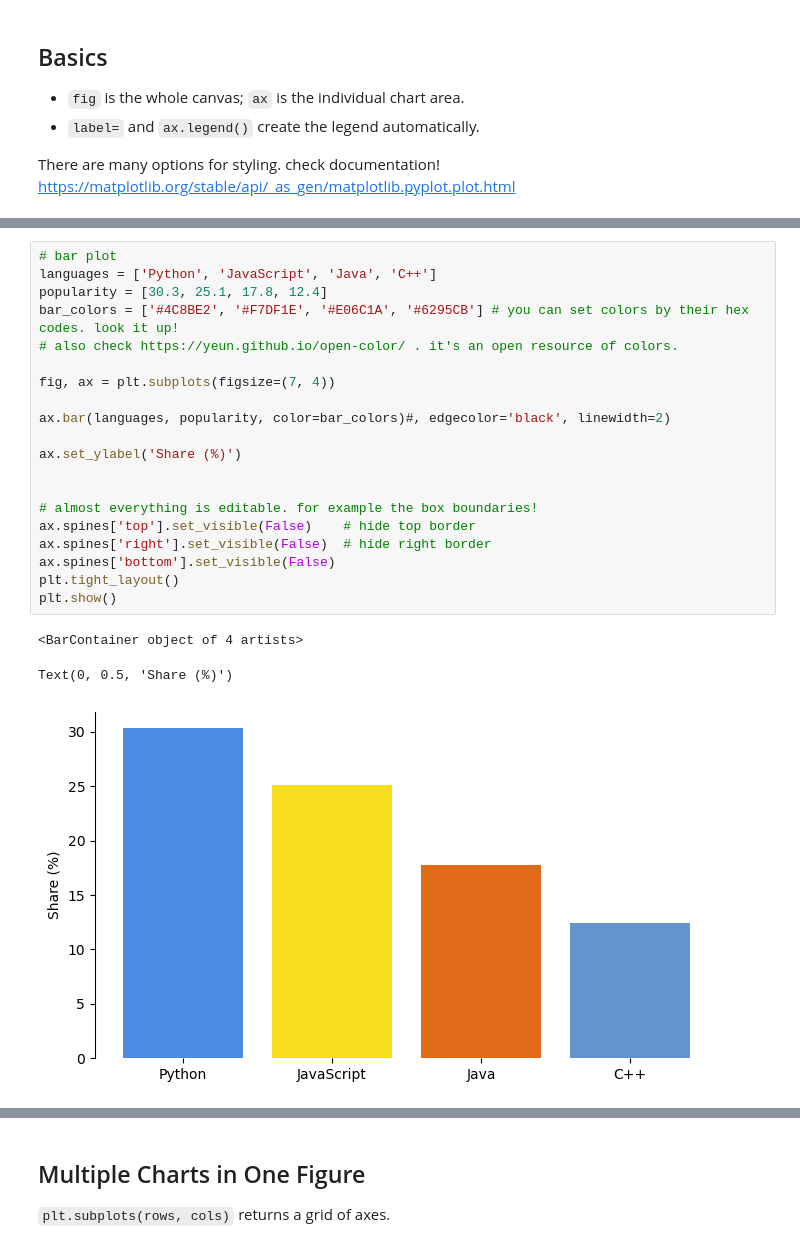
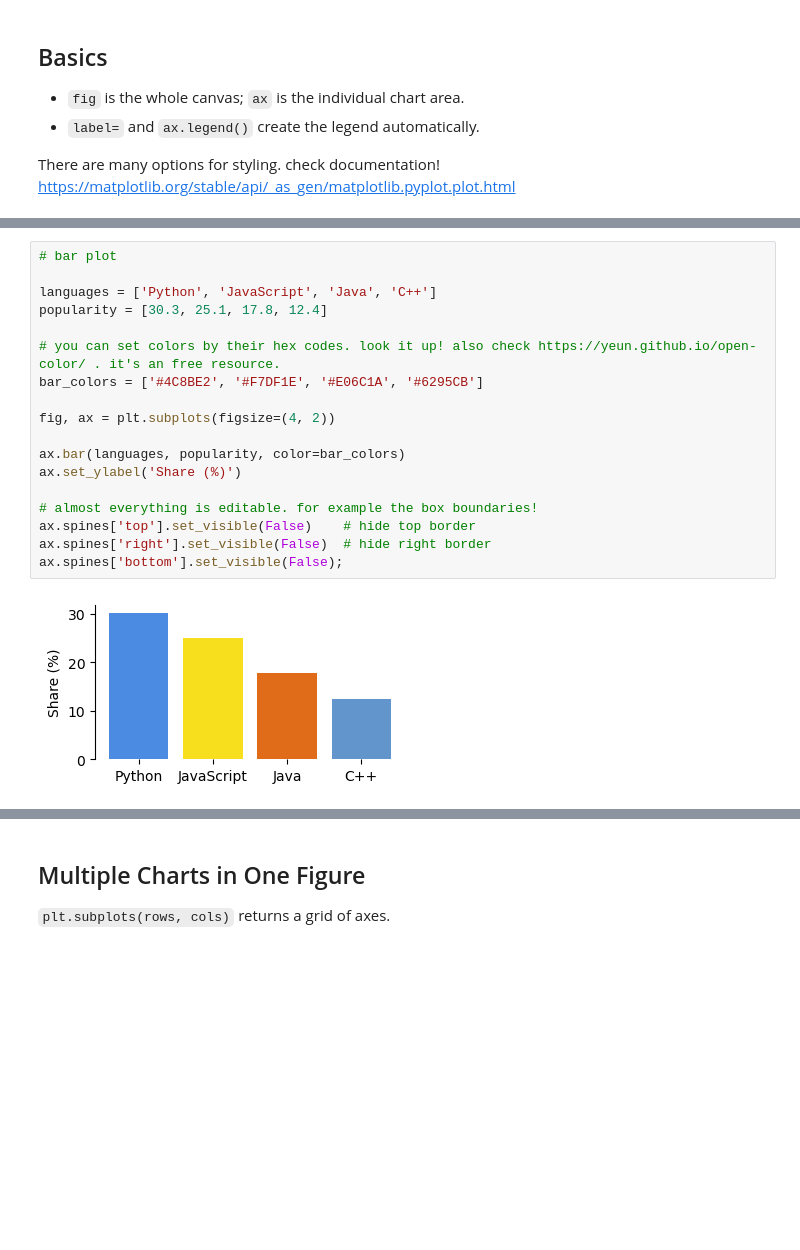
Before and after one commit to arghyadutta/intro-python-r, a Jupyter notebook: 9-matplotlib-intro.ipynb, the cells around one changed output, grey strips where cells are left out. Saved outputs shown, nothing was run; the diff lists cells and outputs as text; blank space fills up the shorter version.

```diff
--- a/9-matplotlib-intro.ipynb
+++ b/9-matplotlib-intro.ipynb
@@ -75,27 +85,23 @@ ax.grid(True, alpha=0.3);
 # %%
 # bar plot
+
 languages = ['Python', 'JavaScript', 'Java', 'C++']
 popularity = [30.3, 25.1, 17.8, 12.4]
-bar_colors = ['#4C8BE2', '#F7DF1E', '#E06C1A', '#6295CB'] # you can set colors by their hex codes. look it up!
-# also check https://yeun.github.io/open-color/ . it's an open resource of colors.
 
-fig, ax = plt.subplots(figsize=(7, 4))
+# you can set colors by their hex codes. look it up! also check https://yeun.github.io/open-color/ . it's an free resource.
+bar_colors = ['#4C8BE2', '#F7DF1E', '#E06C1A', '#6295CB']
 
-ax.bar(languages, popularity, color=bar_colors)#, edgecolor='black', linewidth=2)
+fig, ax = plt.subplots(figsize=(4, 2))
 
+ax.bar(languages, popularity, color=bar_colors)
 ax.set_ylabel('Share (%)')
-
 
 # almost everything is editable. for example the box boundaries!
 ax.spines['top'].set_visible(False)    # hide top border
 ax.spines['right'].set_visible(False)  # hide right border
-ax.spines['bottom'].set_visible(False)
-plt.tight_layout()
-plt.show()
+ax.spines['bottom'].set_visible(False);
 # %% [output]
-<BarContainer object of 4 artists>
-Text(0, 0.5, 'Share (%)')
-[figure, old version]
+[figure, new version]
 # %%
 # histogram
 
```
Also changed, not shown: parts of 6 cells of this notebook, 3 other files.
